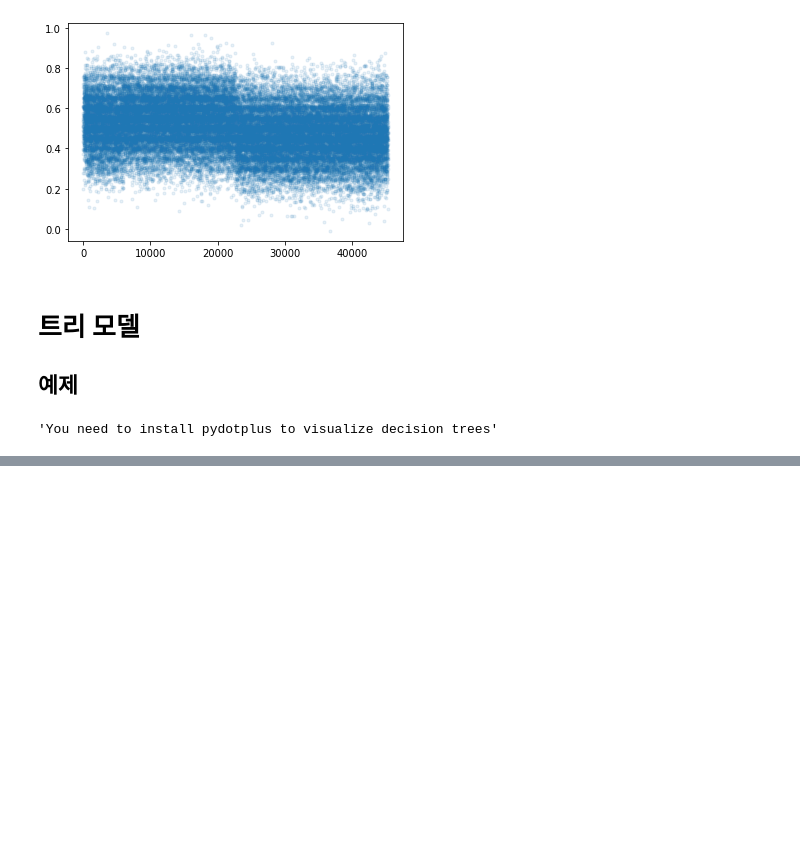
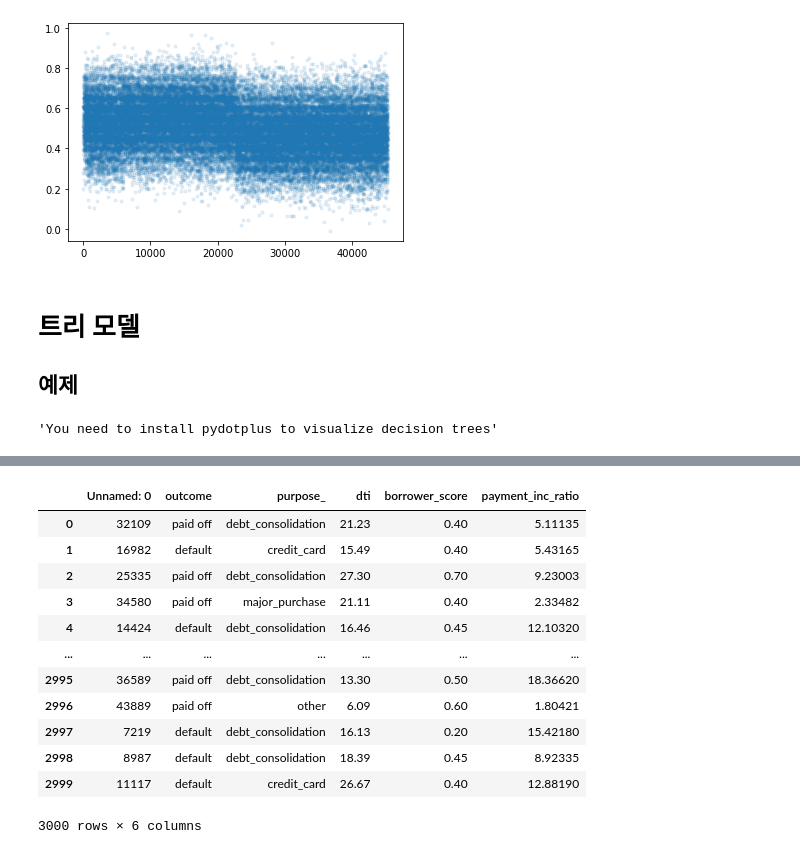
Before and after one commit to for-Statistics/Basic_statistic, a Jupyter notebook: 이화정/Chapter_06_code.ipynb, the cells around one changed output, grey strips where cells are left out. Cells and saved outputs as stored; diff of their text form; code cells hidden in the pictures; blank space fills up the shorter version.

```diff
--- a/이화정/Chapter_06_code.ipynb
+++ b/이화정/Chapter_06_code.ipynb
@@ -195,0 +216,16 @@ plotDecisionTree(loan_tree, feature_names=predictors, class_names=loan_tree.clas
+# %%
+loan3000
+# %% [output]
+|  | Unnamed: 0 | outcome | purpose_ | dti | borrower_score | payment_inc_ratio |
+| 0 | 32109 | paid off | debt_consolidation | 21.23 | 0.40 | 5.11135 |
+| 1 | 16982 | default | credit_card | 15.49 | 0.40 | 5.43165 |
+| 2 | 25335 | paid off | debt_consolidation | 27.30 | 0.70 | 9.23003 |
+| 3 | 34580 | paid off | major_purchase | 21.11 | 0.40 | 2.33482 |
+| 4 | 14424 | default | debt_consolidation | 16.46 | 0.45 | 12.10320 |
+| ... | ... | ... | ... | ... | ... | ... |
+| 2995 | 36589 | paid off | debt_consolidation | 13.30 | 0.50 | 18.36620 |
+| 2996 | 43889 | paid off | other | 6.09 | 0.60 | 1.80421 |
+| 2997 | 7219 | default | debt_consolidation | 16.13 | 0.20 | 15.42180 |
+| 2998 | 8987 | default | debt_consolidation | 18.39 | 0.45 | 8.92335 |
+| 2999 | 11117 | default | credit_card | 26.67 | 0.40 | 12.88190 |
+3000 rows × 6 columns
```
Also changed, not shown: parts of 7 cells of this notebook.
